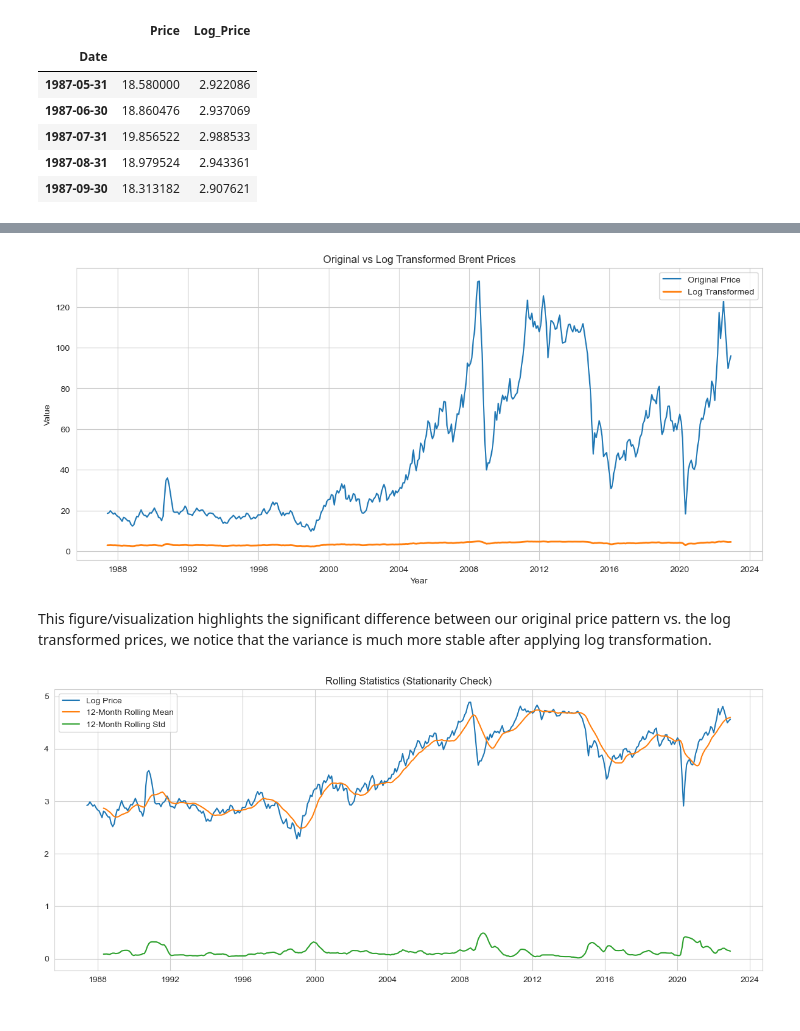
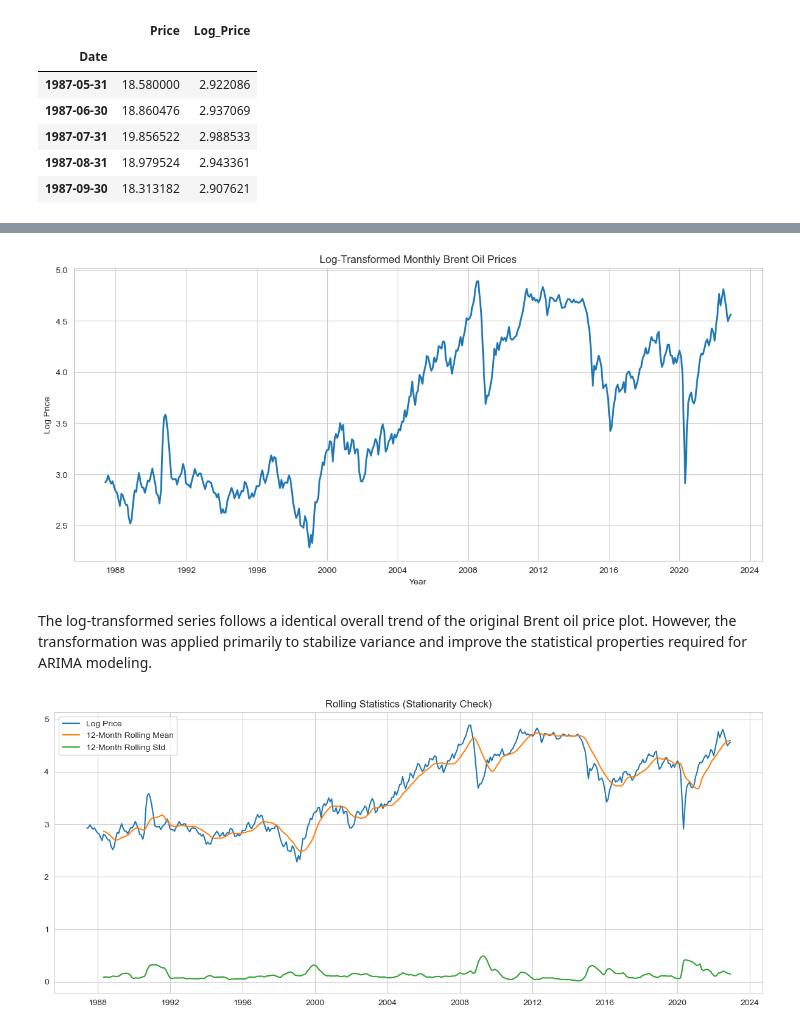
Before and after one commit to hamadmoe/dsai3301-project, a Jupyter notebook: CODE.ipynb, the cells around one changed output, grey strips where cells are left out. Saved outputs shown, nothing was run; the diff lists cells and outputs as text; code cells hidden in the pictures.

```diff
--- a/CODE.ipynb
+++ b/CODE.ipynb
@@ -343,33 +360,22 @@ To help our ARIMA model perform better we should try to stabilize the oil prices
 # %%
 plt.figure(figsize=(14,6))
 
 plt.plot(
     monthly_df.index,
-    monthly_df['Price'],
-    label='Original Price'
-)
-
-plt.plot(
-    monthly_df.index,
     monthly_df['Log_Price'],
-    label='Log Transformed',
     linewidth=2
 )
 
-plt.title('Original vs Log Transformed Brent Prices')
-
+plt.title('Log-Transformed Monthly Brent Oil Prices')
 plt.xlabel('Year')
-plt.ylabel('Value')
-
-plt.legend()
+plt.ylabel('Log Price')
 
 plt.grid(True)
-
 plt.show()
 # %% [output]
-[figure, old version]
+[figure, new version]
-# %% [markdown]
-This figure/visualization highlights the significant difference between our original price pattern vs. the log transformed prices, we notice that the variance is much more stable after applying log transformation.
+# %% [markdown]
+The log-transformed series follows a identical overall trend of the original Brent oil price plot. However, the transformation was applied primarily to stabilize variance and improve the statistical properties required for ARIMA modeling.
 # %%
 monthly_df['Rolling_Mean_12'] = (
     monthly_df['Log_Price']
```
Also changed, not shown: parts of 21 cells of this notebook, 1 other file.
